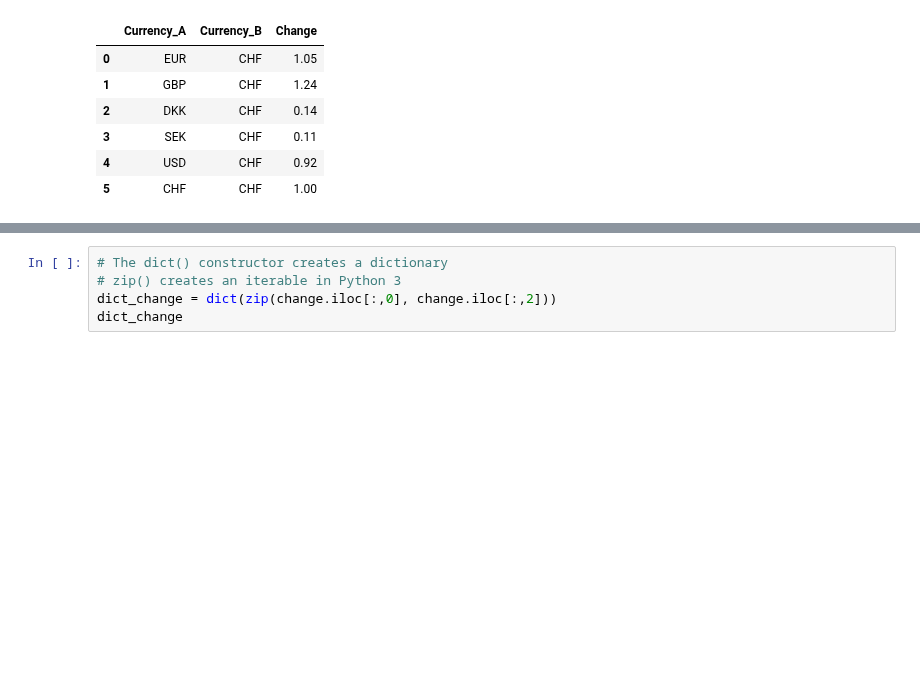
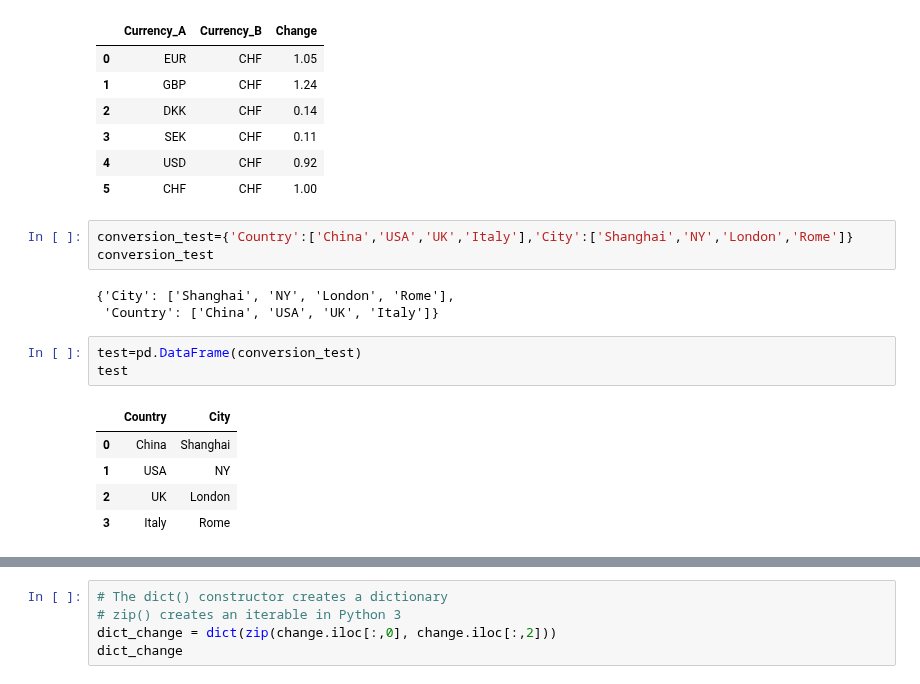
Before and after one commit to kristy25/AcademyPublic, a Jupyter notebook: Untitled1.ipynb, the cells around one changed output, grey strips where cells are left out. Drawn from its saved outputs; the diff is of its cells as text; blank space fills up the shorter version.

```diff
--- a/Untitled1.ipynb
+++ b/Untitled1.ipynb
@@ -912,3 +912,18 @@ change
 | 3 | SEK | CHF | 0.11 |
 | 4 | USD | CHF | 0.92 |
 | 5 | CHF | CHF | 1.00 |
+# %%
+conversion_test={'Country':['China','USA','UK','Italy'],'City':['Shanghai','NY','London','Rome']}
+conversion_test
+# %% [output]
+{'City': ['Shanghai', 'NY', 'London', 'Rome'],
+ 'Country': ['China', 'USA', 'UK', 'Italy']}
+# %%
+test=pd.DataFrame(conversion_test)
+test
+# %% [output]
+|  | Country | City |
+| 0 | China | Shanghai |
+| 1 | USA | NY |
+| 2 | UK | London |
+| 3 | Italy | Rome |
```
Also changed, not shown: parts of 17 cells of this notebook.
